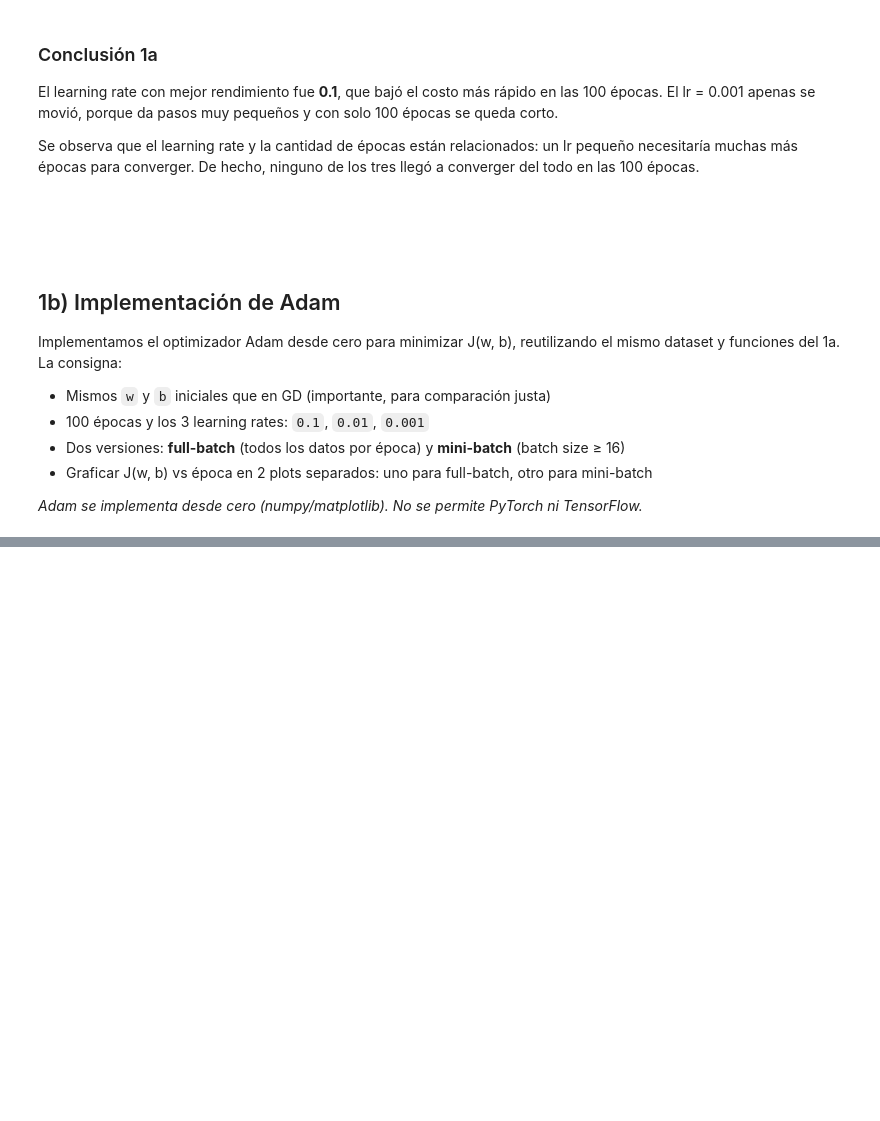
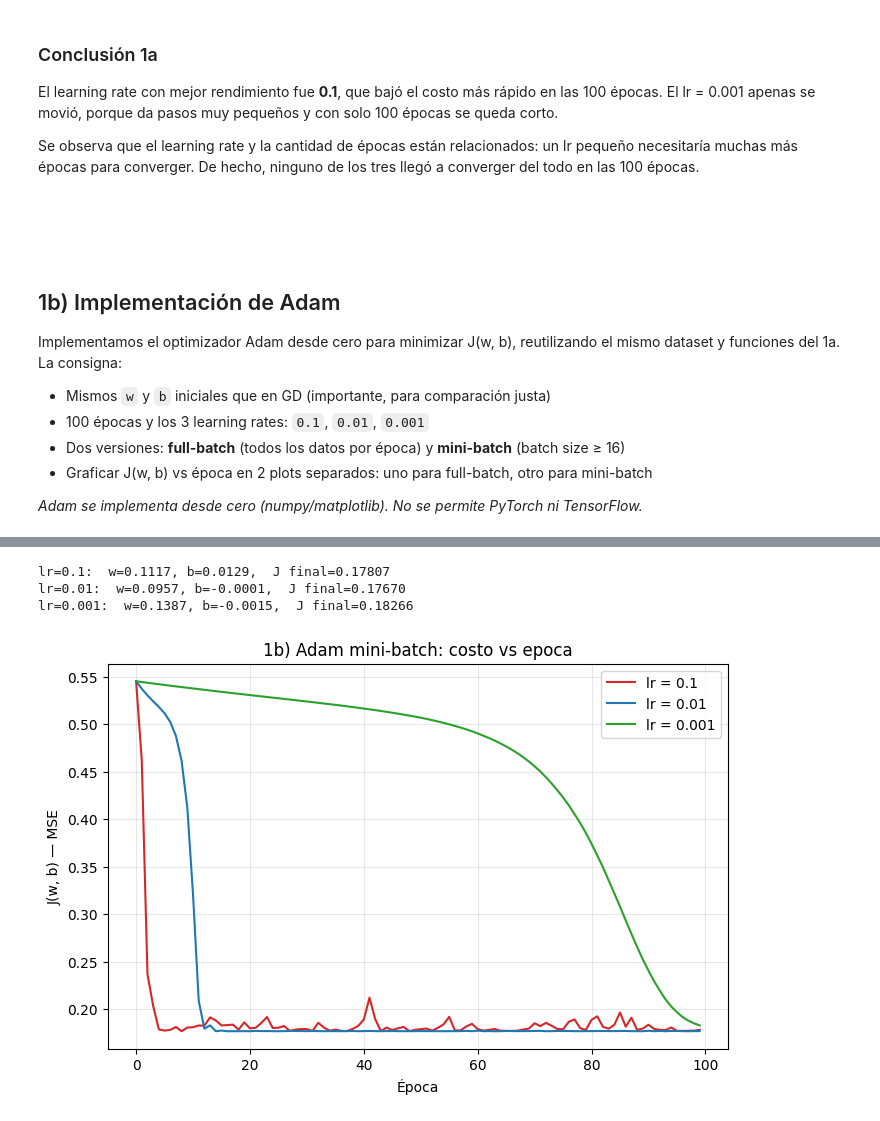
Before and after one commit to bamazonai/aprendizaje_profundo-TPs, a Jupyter notebook: tp1-aprend_prof.ipynb, the cells around one changed output, grey strips where cells are left out. Drawn from its saved outputs; the diff is of its cells as text; code cells hidden in the pictures; blank space fills up the shorter version.

```diff
--- a/tp1-aprend_prof.ipynb
+++ b/tp1-aprend_prof.ipynb
@@ -159,0 +220,76 @@ Implementamos el optimizador Adam desde cero para minimizar J(w, b), reutilizand
+# %%
+#Ahora vamos la segundo parte del inciso que es hacer el mini-batch, desde 0
+
+#recibimos el lote
+
+def grad_batch(w,b, x_b, y_b):
+    yhat = np.tanh(w * x_b + b)
+    e = yhat - y_b
+    factor = (1 - yhat**2)
+    m = len(x_b) # size del lote
+    dw = (2/m) * np.sum(e * factor * x_b)
+    db = (2/m) * np.sum(e * factor)
+    return dw, db
+
+epocas = 100
+learning_rate = [0.1, 0.01, 0.001]
+beta1, beta2 = 0.9, 0.999
+eps = 1e-8
+batch_size = 32 # >=16
+
+historias_adam_mini= {}
+
+for lr in learning_rate:
+    w, b = w_init, b_init # reset desde el punto inicial
+    mw, mb = 0.0, 0.0
+    vw, vb = 0.0, 0.0
+    t = 0
+    costos = [J_mse(w,b)] #inicializamos la lista de costos
+
+    for epoca in range(epocas -1):
+        idx = np.random.permutation(n)
+        x_shuf, y_shuf = x[idx], y[idx]
+
+
+        for inicio in range(0, n, batch_size):
+            x_b = x_shuf[inicio:inicio + batch_size]
+            y_b = y_shuf[inicio:inicio + batch_size]
+
+            t += 1
+            dw, db = grad_batch(w, b, x_b, y_b)   # gradiente del LOTE
+
+            mw = beta1*mw + (1-beta1)*dw
+            mb = beta1*mb + (1-beta1)*db
+            vw = beta2*vw + (1-beta2)*(dw**2)
+            vb = beta2*vb + (1-beta2)*(db**2)
+
+            mw_hat = mw / (1-beta1**t)
+            mb_hat = mb / (1-beta1**t)
+            vw_hat = vw / (1-beta2**t)
+            vb_hat = vb / (1-beta2**t)
+
+            w = w - lr * mw_hat / (np.sqrt(vw_hat) + eps)
+            b = b - lr * mb_hat / (np.sqrt(vb_hat) + eps)
+
+
+        costos.append(J_mse(w, b))
+
+    historias_adam_mini[lr] = costos
+    print(f"lr={lr}:  w={w:.4f}, b={b:.4f},  J final={costos[-1]:.5f}")
+
+# --- Gráfica ---
+plt.figure(figsize=(8,5))
+colores = {0.1: 'tab:red', 0.01: 'tab:blue', 0.001: 'tab:green'}
+for lr in learning_rate:
+    plt.plot(historias_adam_mini[lr], color=colores[lr], label=f"lr = {lr}")
+plt.xlabel("Época")
+plt.ylabel("J(w, b) — MSE")
+plt.title("1b) Adam mini-batch: costo vs epoca")
+plt.legend()
+plt.grid(alpha=0.3)
+plt.show()
+# %% [output]
+lr=0.1:  w=0.1117, b=0.0129,  J final=0.17807
+lr=0.01:  w=0.0957, b=-0.0001,  J final=0.17670
+lr=0.001:  w=0.1387, b=-0.0015,  J final=0.18266
+[figure, added]
```
Also changed, not shown: parts of 1 cell of this notebook.
